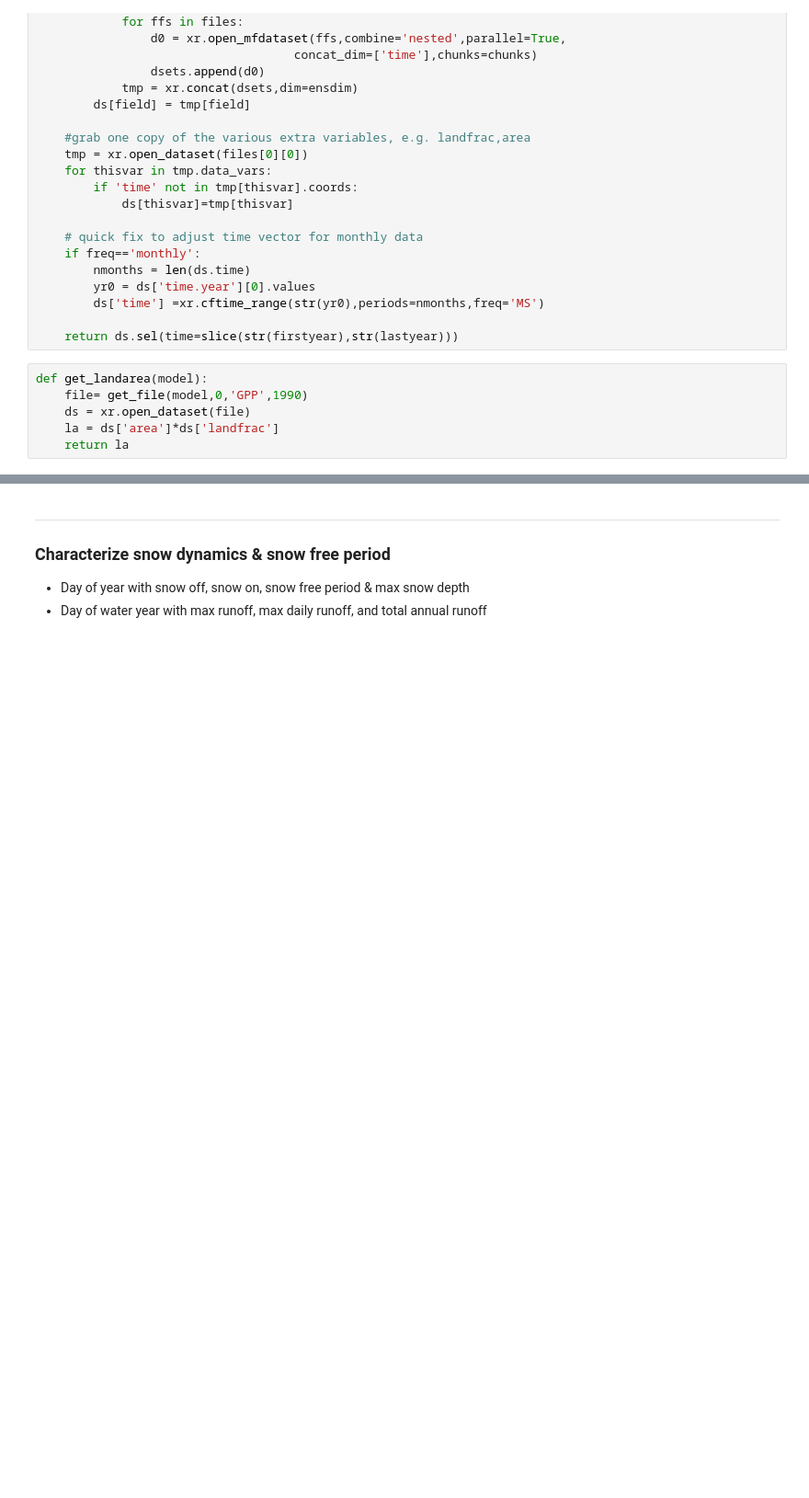
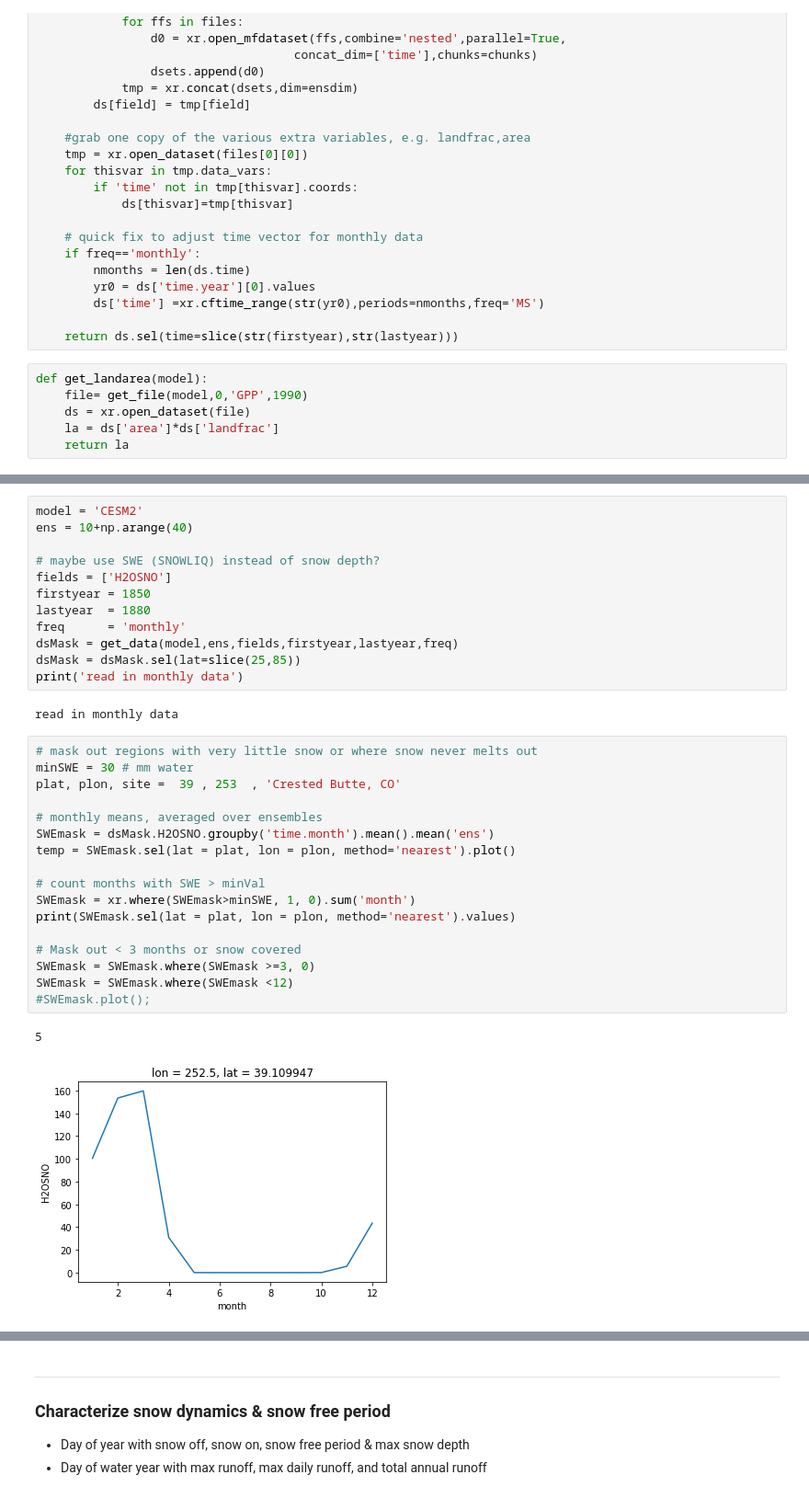
Before and after one commit to wwieder/cesm-lens, a Jupyter notebook: notebooks/lens2_VernalWindow.ipynb, the cells around one changed output, grey strips where cells are left out. Shown at 92% size. Cells and saved outputs as stored; diff of their text form; blank space fills up the shorter version.

Commit message:
updates to calculate fraction of winter melt

```diff
--- a/notebooks/lens2_VernalWindow.ipynb
+++ b/notebooks/lens2_VernalWindow.ipynb
@@ -599,0 +291,34 @@ Attributes: (0)
+# %%
+model = 'CESM2'
+ens = 10+np.arange(40)
+
+# maybe use SWE (SNOWLIQ) instead of snow depth?
+fields = ['H2OSNO']
+firstyear = 1850
+lastyear  = 1880
+freq      = 'monthly'
+dsMask = get_data(model,ens,fields,firstyear,lastyear,freq)
+dsMask = dsMask.sel(lat=slice(25,85))
+print('read in monthly data')
+# %% [output]
+read in monthly data
+# %%
+# mask out regions with very little snow or where snow never melts out
+minSWE = 30 # mm water
+plat, plon, site =  39 , 253  , 'Crested Butte, CO'
+
+# monthly means, averaged over ensembles
+SWEmask = dsMask.H2OSNO.groupby('time.month').mean().mean('ens')
+temp = SWEmask.sel(lat = plat, lon = plon, method='nearest').plot()
+
+# count months with SWE > minVal
+SWEmask = xr.where(SWEmask>minSWE, 1, 0).sum('month')
+print(SWEmask.sel(lat = plat, lon = plon, method='nearest').values)
+
+# Mask out < 3 months or snow covered
+SWEmask = SWEmask.where(SWEmask >=3, 0)
+SWEmask = SWEmask.where(SWEmask <12)
+#SWEmask.plot();
+# %% [output]
+5
+[figure, added]
```
Also changed, not shown: parts of 63 cells of this notebook.
